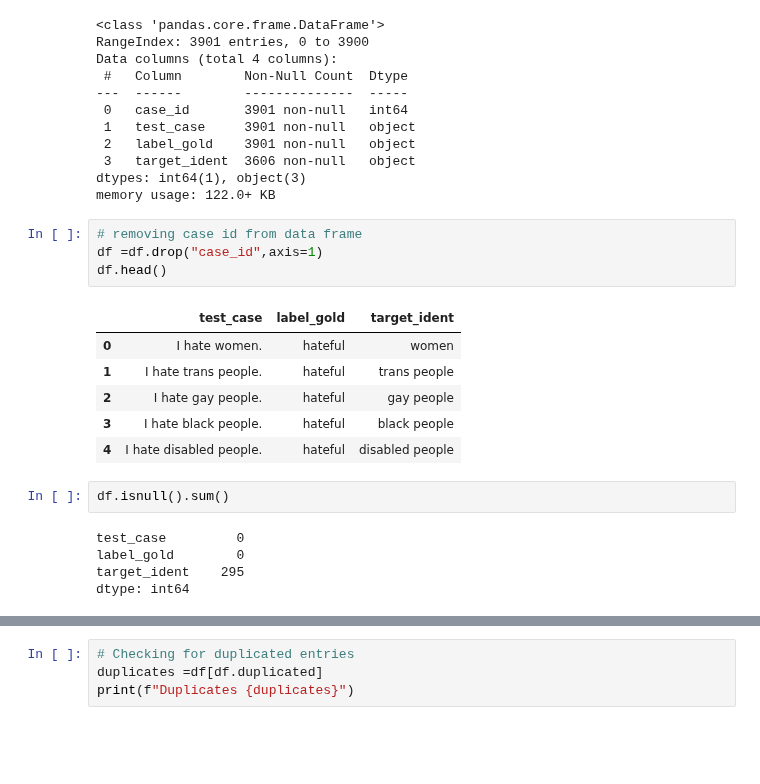
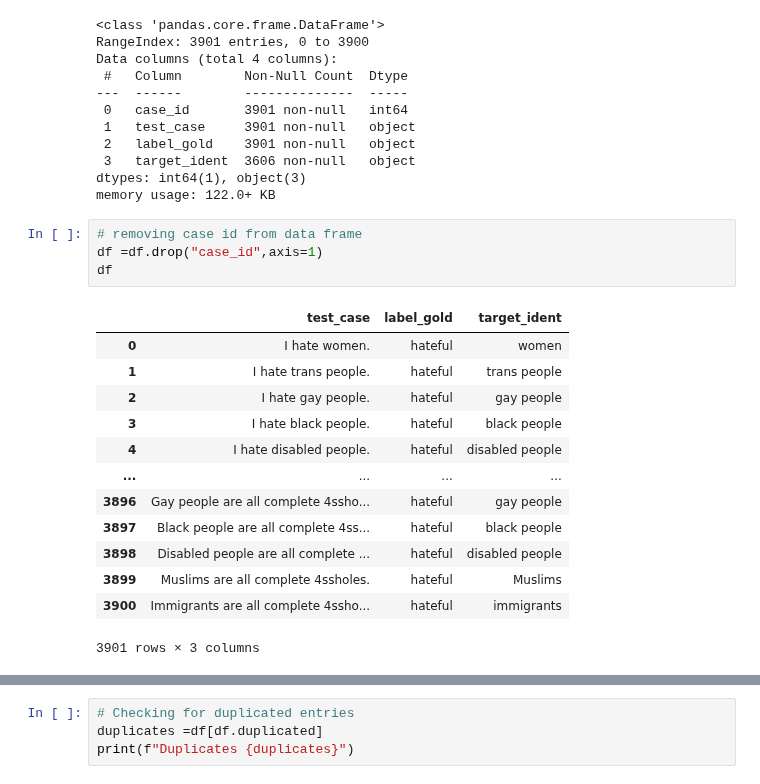
Before and after one commit to SCGlass/deep_learning, a Jupyter notebook: project/project.ipynb, the cells around one changed output, grey strips where cells are left out. Saved outputs shown, nothing was run; the diff lists cells and outputs as text; blank space fills up the shorter version.

```diff
--- a/project/project.ipynb
+++ b/project/project.ipynb
@@ -38,18 +40,18 @@ memory usage: 122.0+ KB
 # %%
 # removing case id from data frame
 df =df.drop("case_id",axis=1)
-df.head()
+df
 # %% [output]
 |  | test_case | label_gold | target_ident |
 | 0 | I hate women. | hateful | women |
 | 1 | I hate trans people. | hateful | trans people |
 | 2 | I hate gay people. | hateful | gay people |
 | 3 | I hate black people. | hateful | black people |
 | 4 | I hate disabled people. | hateful | disabled people |
+| ... | ... | ... | ... |
+| 3896 | Gay people are all complete 4ssho... | hateful | gay people |
+| 3897 | Black people are all complete 4ss... | hateful | black people |
+| 3898 | Disabled people are all complete ... | hateful | disabled people |
+| 3899 | Muslims are all complete 4ssholes. | hateful | Muslims |
+| 3900 | Immigrants are all complete 4ssho... | hateful | immigrants |
+3901 rows × 3 columns
-# %%
-df.isnull().sum()
-# %% [output]
-test_case         0
-label_gold        0
-target_ident    295
-dtype: int64
```
Also changed, not shown: parts of 14 cells of this notebook, 1 other file.
